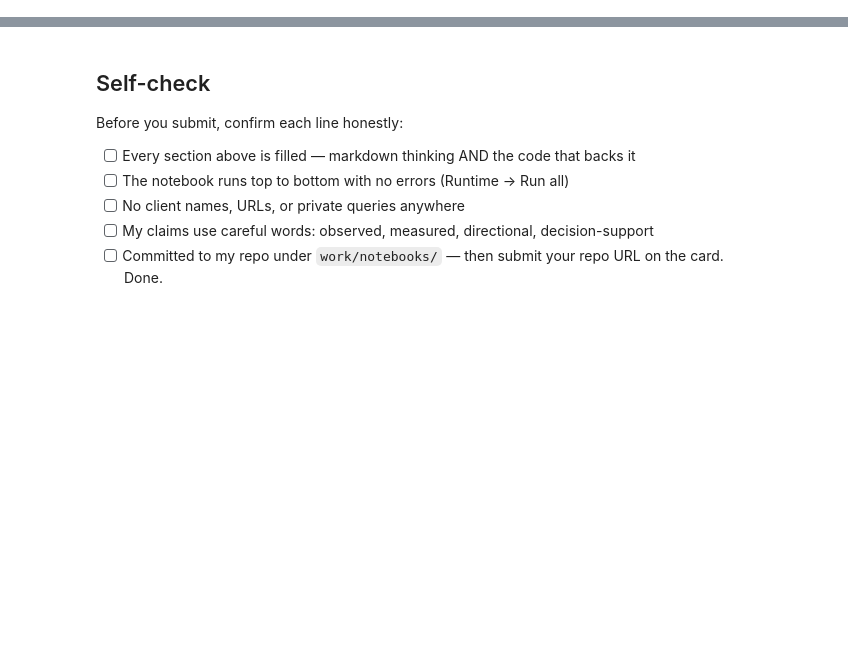
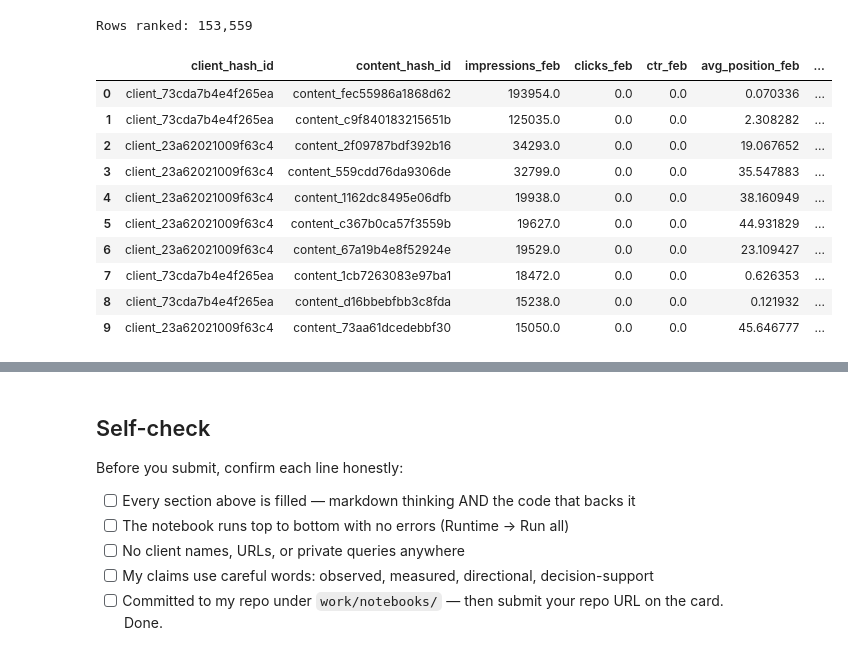
Before and after one commit to Miaxrz/ML-Internship-Starter, a Jupyter notebook: work/notebooks/w04_baseline_score.ipynb, the cells around one changed output, grey strips where cells are left out. Cells and saved outputs as stored; diff of their text form; code cells hidden in the pictures; blank space fills up the shorter version.

```diff
--- a/work/notebooks/w04_baseline_score.ipynb
+++ b/work/notebooks/w04_baseline_score.ipynb
@@ -16 +308,59 @@ This skeleton is yours to fill. Work the sections **in order** — each one has
+# %%
+# This cell is for CODE (numbers, a query, a check).
+# Write your text answer in the cell ABOVE this one — typing sentences here breaks Run All.
+
+queue = feb.copy()
+
+# Higher percentile rank = more observed search volume.
+queue["volume_score"] = (
+    queue["impressions_feb"]
+    .rank(pct=True)
+)
+
+# Higher score = relatively lower CTR.
+queue["low_ctr_score"] = (
+    1 - queue["ctr_feb"].rank(pct=True)
+)
+
+# Transparent hand-designed score.
+queue["baseline_score"] = (
+    0.60 * queue["volume_score"]
+    + 0.40 * queue["low_ctr_score"]
+)
+
+# One reason code and one action label.
+queue["reason_code"] = "high_volume_low_ctr"
+queue["action"] = "review_ctr"
+
+# Rank highest score first.
+queue = (
+    queue
+    .sort_values(
+        "baseline_score",
+        ascending=False
+    )
+    .reset_index(drop=True)
+)
+
+queue["baseline_rank"] = np.arange(
+    1,
+    len(queue) + 1
+)
+
+print(f"Rows ranked: {len(queue):,}")
+
+queue.head(10)
+# %% [output]
+Rows ranked: 153,559
+|  | client_hash_id | content_hash_id | impressions_feb | clicks_feb | ctr_feb | avg_position_feb | ... |
+| 0 | client_73cda7b4e4f265ea | content_fec55986a1868d62 | 193954.0 | 0.0 | 0.0 | 0.070336 | ... |
+| 1 | client_73cda7b4e4f265ea | content_c9f840183215651b | 125035.0 | 0.0 | 0.0 | 2.308282 | ... |
+| 2 | client_23a62021009f63c4 | content_2f09787bdf392b16 | 34293.0 | 0.0 | 0.0 | 19.067652 | ... |
+| 3 | client_23a62021009f63c4 | content_559cdd76da9306de | 32799.0 | 0.0 | 0.0 | 35.547883 | ... |
+| 4 | client_23a62021009f63c4 | content_1162dc8495e06dfb | 19938.0 | 0.0 | 0.0 | 38.160949 | ... |
+| 5 | client_23a62021009f63c4 | content_c367b0ca57f3559b | 19627.0 | 0.0 | 0.0 | 44.931829 | ... |
+| 6 | client_23a62021009f63c4 | content_67a19b4e8f52924e | 19529.0 | 0.0 | 0.0 | 23.109427 | ... |
+| 7 | client_73cda7b4e4f265ea | content_1cb7263083e97ba1 | 18472.0 | 0.0 | 0.0 | 0.626353 | ... |
+| 8 | client_73cda7b4e4f265ea | content_d16bbebfbb3c8fda | 15238.0 | 0.0 | 0.0 | 0.121932 | ... |
+| 9 | client_23a62021009f63c4 | content_73aa61dcedebbf30 | 15050.0 | 0.0 | 0.0 | 45.646777 | ... |
 # %% [markdown]
```
Also changed, not shown: parts of 25 cells of this notebook.
